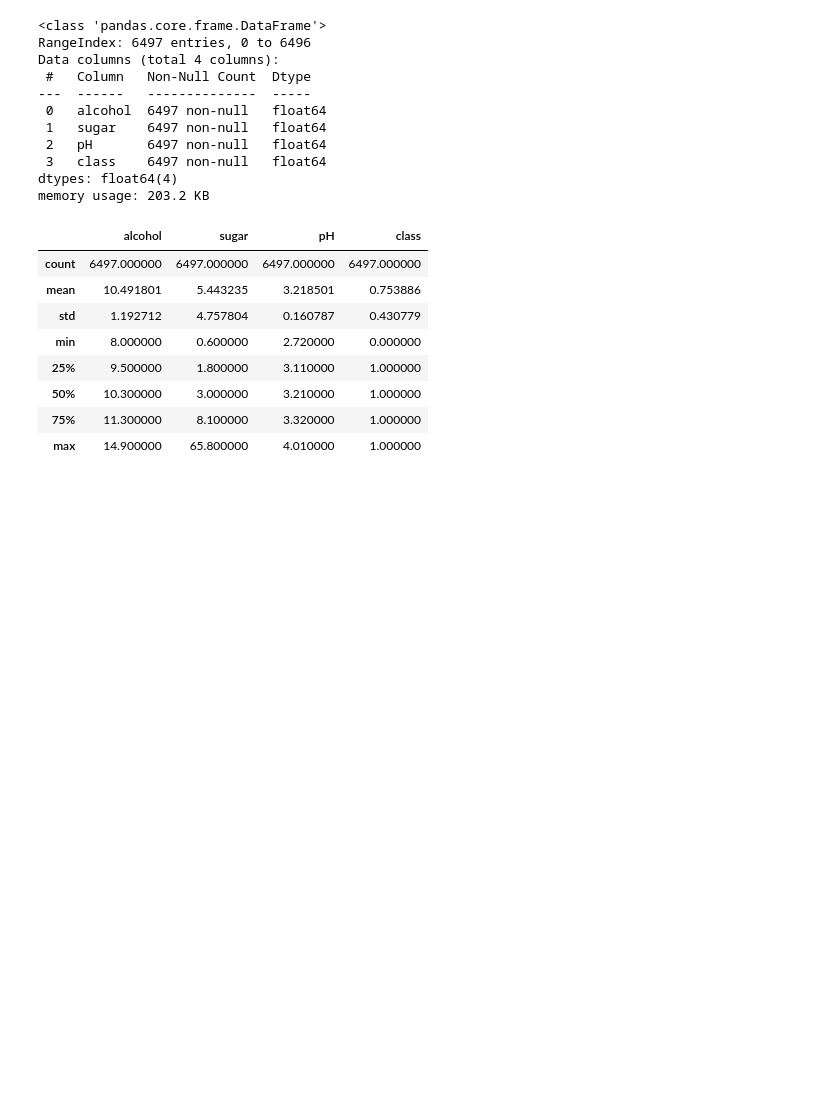
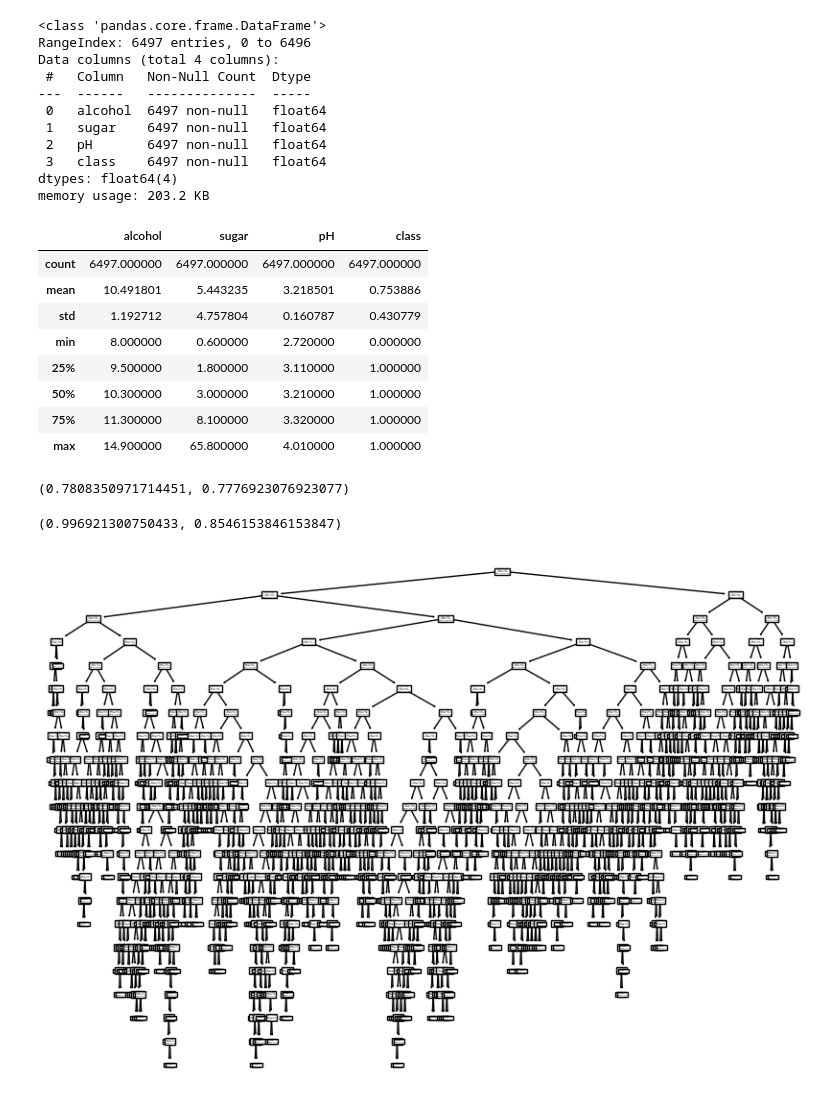
Before and after one commit to yoon0718/kepco, a Jupyter notebook: python/SMD_5-1.ipynb, the cells around one changed output. Saved outputs shown, nothing was run; the diff lists cells and outputs as text; code cells hidden in the pictures; blank space fills up the shorter version.

```diff
--- a/python/SMD_5-1.ipynb
+++ b/python/SMD_5-1.ipynb
@@ -39,0 +43,31 @@ wine.describe()
+# %%
+from sklearn.model_selection import train_test_split
+train_input, test_input, train_target, test_target = train_test_split(data, target, test_size=0.2, random_state=42)
+# %%
+from sklearn.preprocessing import StandardScaler
+ss = StandardScaler()
+ss.fit(train_input)
+train_scaled = ss.transform(train_input)
+test_scaled = ss.transform(test_input)
+# %%
+from sklearn.linear_model import LogisticRegression
+lr = LogisticRegression()
+lr.fit(train_scaled, train_target)
+lr.score(train_scaled, train_target), lr.score(test_scaled, test_target)
+# %% [output]
+(0.7808350971714451, 0.7776923076923077)
+# %%
+from sklearn.tree import DecisionTreeClassifier
+dt = DecisionTreeClassifier()
+dt.fit(train_scaled, train_target)
+dt.score(train_scaled, train_target), dt.score(test_scaled, test_target)
+# %% [output]
+(0.996921300750433, 0.8546153846153847)
+# %%
+import matplotlib.pyplot as plt
+from sklearn.tree import plot_tree
+plt.figure(figsize=(10,7))
+plot_tree(dt)
+plt.show()
+# %% [output]
+[figure, added]
```
Also changed, not shown: parts of 2 cells of this notebook, 2 other files.
